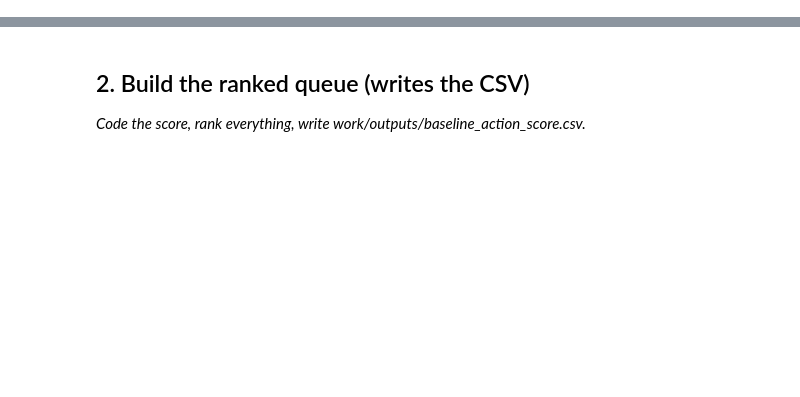
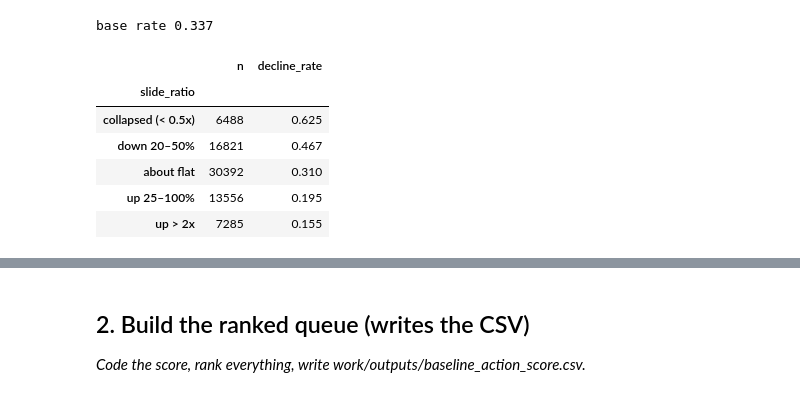
Before and after one commit to WingManOO7/ML-INTER, a Jupyter notebook: work/notebooks/w04_baseline_score.ipynb, the cells around one changed output, grey strips where cells are left out. Cells and saved outputs as stored; diff of their text form; code cells hidden in the pictures; blank space fills up the shorter version.

```diff
--- a/work/notebooks/w04_baseline_score.ipynb
+++ b/work/notebooks/w04_baseline_score.ipynb
@@ -15,0 +149,16 @@ This skeleton is yours to fill. Work the sections **in order** — each one has
+# %%
+def bucket_table(col, bins, names):
+    b = pd.cut(audit[col], bins=bins, labels=names, right=False)
+    return audit.groupby(b, observed=True)[LABEL].agg(n='size', decline_rate='mean').round(3)
+
+age_table = bucket_table('age_days_at_T', [0, 30, 90, 180, 365, np.inf],
+                         ['< 30 days', '30–90 days', '90–180 days', '180–365 days', '365+ days'])
+print(f'base rate {audit[LABEL].mean():.3f}\n')
+print(age_table, '\n')
+
+# does "older declines more" hold INSIDE each big client? (age buckets also mix clients)
+big = audit.groupby('client_hash_id').filter(lambda g: len(g) >= 500 and g['age_days_at_T'].nunique() > 1)
+gap = big.groupby('client_hash_id').apply(
+    lambda g: g.loc[g['age_days_at_T'] >= g['age_days_at_T'].median(), LABEL].mean()
+              - g.loc[g['age_days_at_T'] <  g['age_days_at_T'].median(), LABEL].mean(), include_groups=False).dropna()
+print(f'clients with >= 500 pages: {len(gap)}; older half declines MORE in {(gap > 0).sum()}, LESS in {(gap < 0).sum()}')
@@ -15,0 +182,14 @@ This skeleton is yours to fill. Work the sections **in order** — each one has
+# %%
+slide_table = bucket_table('slide_ratio', [0, 0.5, 0.8, 1.25, 2, np.inf],
+                           ['collapsed (< 0.5x)', 'down 20–50%', 'about flat', 'up 25–100%', 'up > 2x'])
+print(f'base rate {audit[LABEL].mean():.3f}\n')
+slide_table
+# %% [output]
+base rate 0.337
+|  | n | decline_rate |
+| slide_ratio |  |  |
+| collapsed (< 0.5x) | 6488 | 0.625 |
+| down 20–50% | 16821 | 0.467 |
+| about flat | 30392 | 0.310 |
+| up 25–100% | 13556 | 0.195 |
+| up > 2x | 7285 | 0.155 |
```
Also changed, not shown: parts of 23 cells of this notebook, 2 other files.
